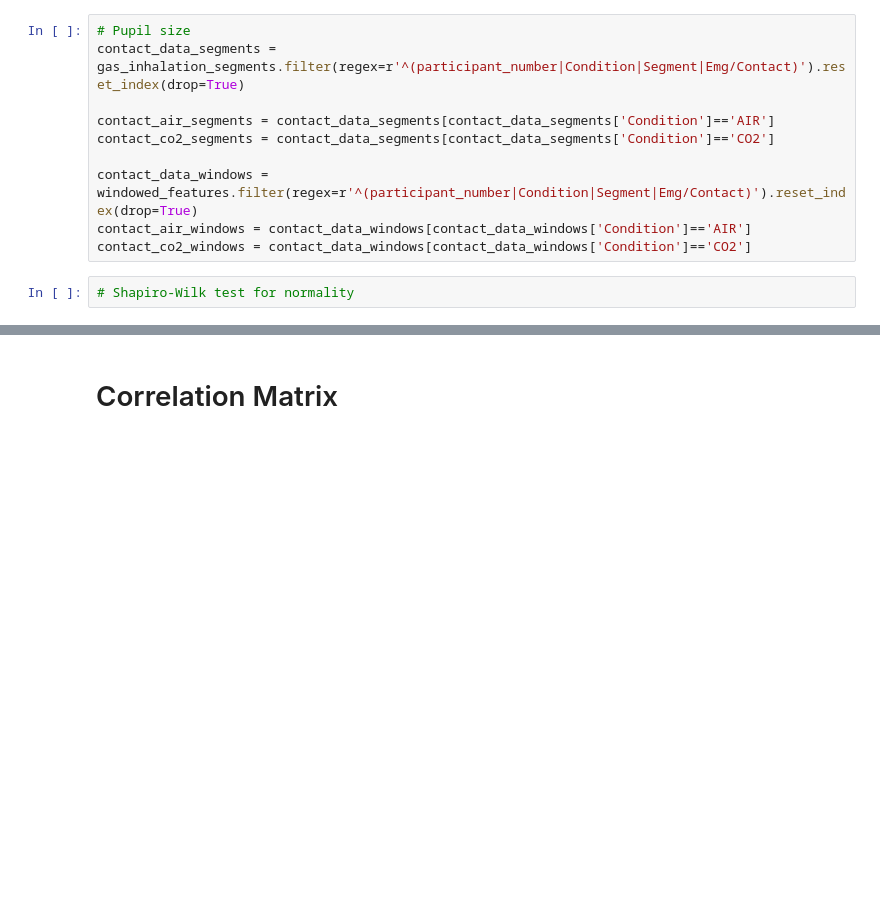
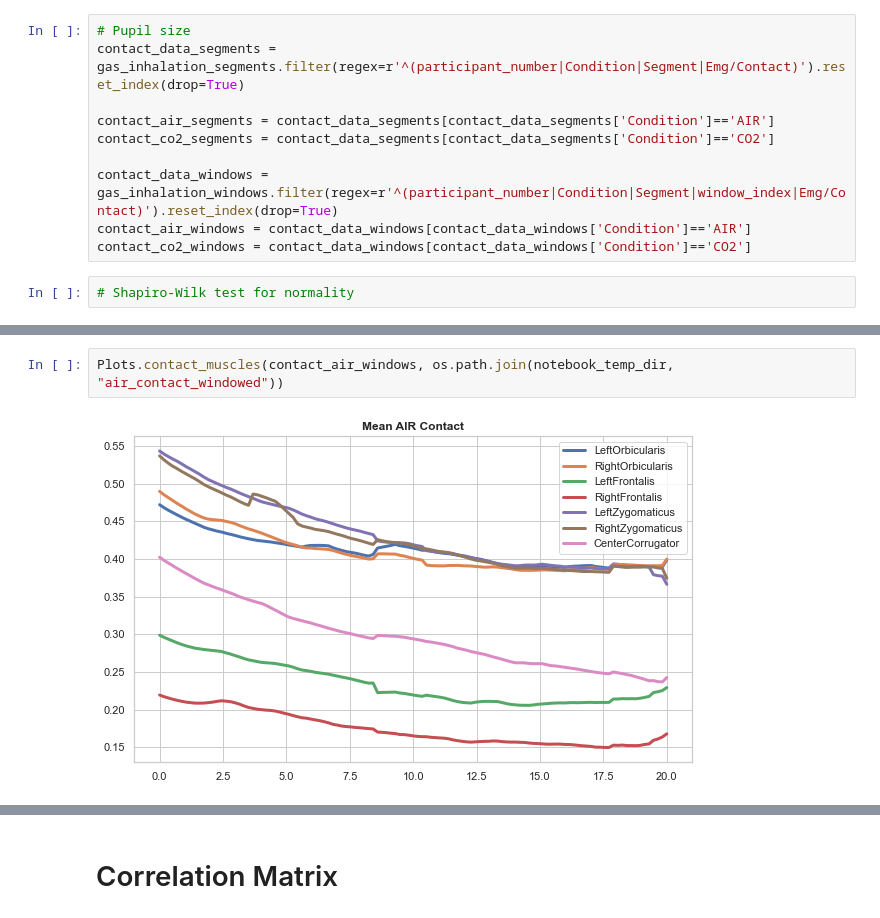
Before and after one commit to michalgnacek/co2-study, a Jupyter notebook: notebooks/3_statistics.ipynb, the cells around one changed output, grey strips where cells are left out. Saved outputs shown, nothing was run; the diff lists cells and outputs as text; blank space fills up the shorter version.

Commit message:
Refactored plots

```diff
--- a/notebooks/3_statistics.ipynb
+++ b/notebooks/3_statistics.ipynb
@@ -308,7 +308,7 @@ contact_data_segments = gas_inhalation_segments.filter(regex=r'^(participant_num
 contact_air_segments = contact_data_segments[contact_data_segments['Condition']=='AIR']
 contact_co2_segments = contact_data_segments[contact_data_segments['Condition']=='CO2']
 
-contact_data_windows = windowed_features.filter(regex=r'^(participant_number|Condition|Segment|Emg/Contact)').reset_index(drop=True)
+contact_data_windows = gas_inhalation_windows.filter(regex=r'^(participant_number|Condition|Segment|window_index|Emg/Contact)').reset_index(drop=True)
 contact_air_windows = contact_data_windows[contact_data_windows['Condition']=='AIR']
 contact_co2_windows = contact_data_windows[contact_data_windows['Condition']=='CO2']
 # %%
@@ -353,0 +359,4 @@ plt.show()
+# %%
+Plots.contact_muscles(contact_air_windows, os.path.join(notebook_temp_dir, "air_contact_windowed"))
+# %% [output]
+[figure, added]
```
Also changed, not shown: parts of 23 cells of this notebook, 4 other files.
